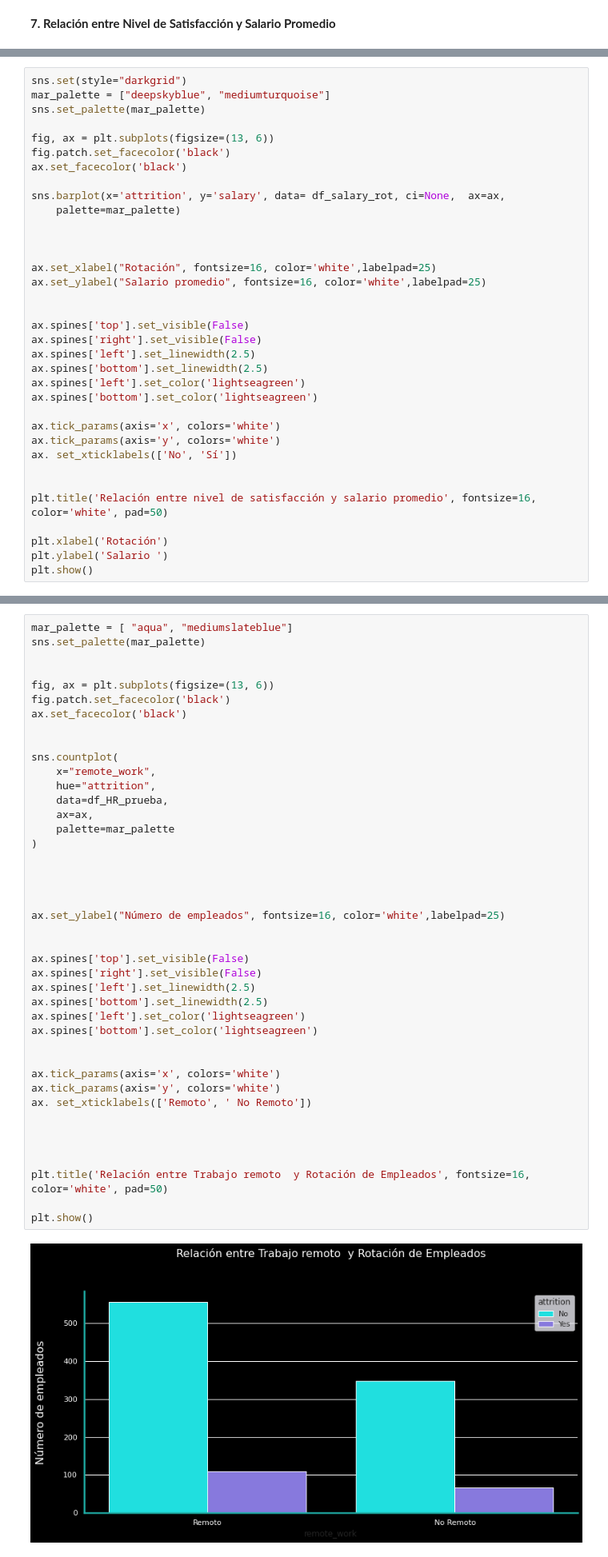
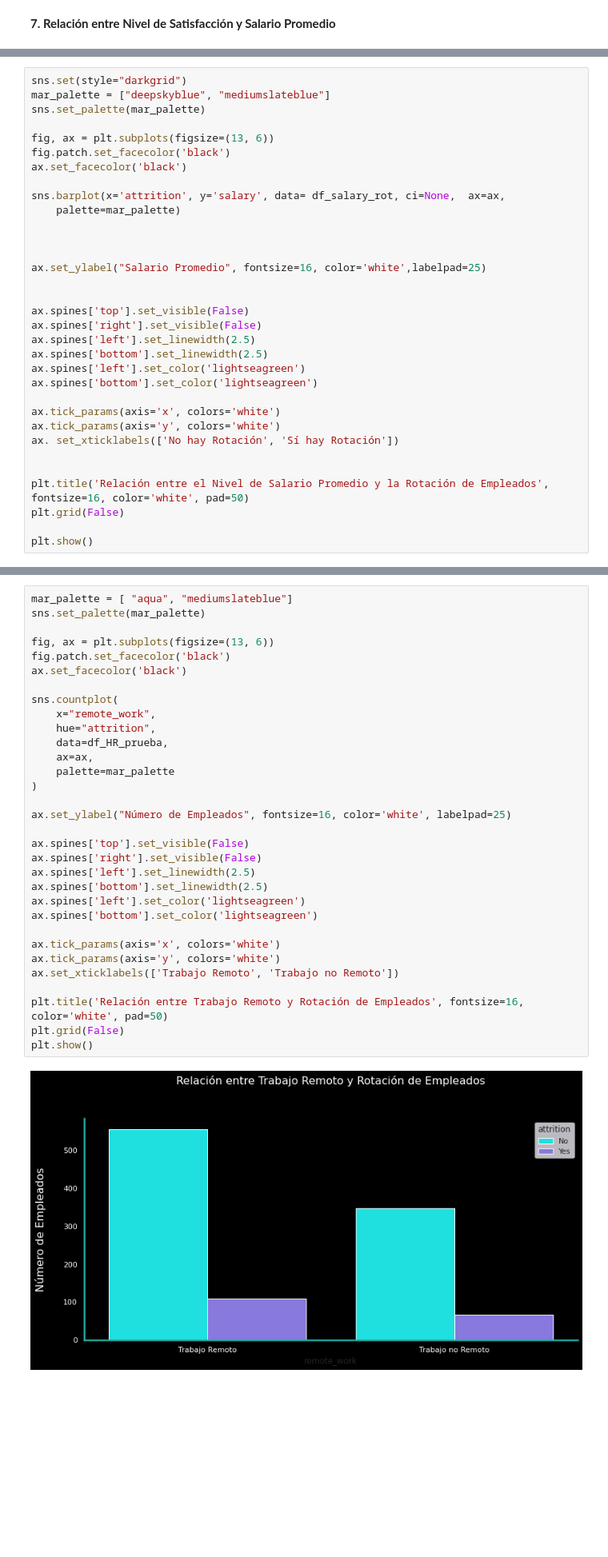
Before and after one commit to Paulamc1695/proyecto_da_promo_J_modulo_3, a Jupyter notebook: Fase_5_Analisis_estadisticos.ipynb, the cells around one changed output, grey strips where cells are left out. Shown: that part at 80% size. Drawn from its saved outputs; the diff is of its cells as text; blank space fills up the shorter version.

```diff
--- a/Fase_5_Analisis_estadisticos.ipynb
+++ b/Fase_5_Analisis_estadisticos.ipynb
@@ -536,7 +537,7 @@ df_salary_rot
 | 1 | 1 | 4746.27 |
 # %%
 sns.set(style="darkgrid")
-mar_palette = ["deepskyblue", "mediumturquoise"]
+mar_palette = ["deepskyblue", "mediumslateblue"]
 sns.set_palette(mar_palette)
 
 fig, ax = plt.subplots(figsize=(13, 6))
@@ -548,8 +549,7 @@ sns.barplot(x='attrition', y='salary', data= df_salary_rot, ci=None,  ax=ax,
 
 
 
-ax.set_xlabel("Rotación", fontsize=16, color='white',labelpad=25)
-ax.set_ylabel("Salario promedio", fontsize=16, color='white',labelpad=25)
+ax.set_ylabel("Salario Promedio", fontsize=16, color='white',labelpad=25)
 
 
 ax.spines['top'].set_visible(False)
@@ -561,12 +561,11 @@ ax.spines['bottom'].set_color('lightseagreen')
 
 ax.tick_params(axis='x', colors='white')
 ax.tick_params(axis='y', colors='white')
-ax. set_xticklabels(['No', 'Sí'])
+ax. set_xticklabels(['No hay Rotación', 'Sí hay Rotación'])
 
 
-plt.title('Relación entre nivel de satisfacción y salario promedio', fontsize=16, color='white', pad=50)
+plt.title('Relación entre el Nivel de Salario Promedio y la Rotación de Empleados', fontsize=16, color='white', pad=50)
+plt.grid(False)
 
-plt.xlabel('Rotación')
-plt.ylabel('Salario ')
 plt.show()
 # %% [output]
@@ -578,47 +577,37 @@ plt.show()
 # %%
 mar_palette = [ "aqua", "mediumslateblue"]
 sns.set_palette(mar_palette)
 
-
 fig, ax = plt.subplots(figsize=(13, 6))
 fig.patch.set_facecolor('black')
 ax.set_facecolor('black')
-
 
 sns.countplot(
     x="remote_work",
     hue="attrition",
     data=df_HR_prueba,
     ax=ax,
     palette=mar_palette
 )
 
-
-
-
-ax.set_ylabel("Número de empleados", fontsize=16, color='white',labelpad=25)
-
+ax.set_ylabel("Número de Empleados", fontsize=16, color='white', labelpad=25)
 
 ax.spines['top'].set_visible(False)
 ax.spines['right'].set_visible(False)
 ax.spines['left'].set_linewidth(2.5)
 ax.spines['bottom'].set_linewidth(2.5)
 ax.spines['left'].set_color('lightseagreen')
 ax.spines['bottom'].set_color('lightseagreen')
 
-
 ax.tick_params(axis='x', colors='white')
 ax.tick_params(axis='y', colors='white')
-ax. set_xticklabels(['Remoto', ' No Remoto'])
+ax.set_xticklabels(['Trabajo Remoto', 'Trabajo no Remoto'])
 
-
-
-
-plt.title('Relación entre Trabajo remoto  y Rotación de Empleados', fontsize=16, color='white', pad=50)
-
+plt.title('Relación entre Trabajo Remoto y Rotación de Empleados', fontsize=16, color='white', pad=50)
+plt.grid(False)
 plt.show()
 # %% [output]
-[figure, old version]
+[figure, new version]
 # %% [markdown]
 La gráfica sugiere que los empleados que trabajan de forma remota tienden a quedarse más en la empresa, mientras que los empleados que no tienen la opción de trabajar remotamente parecen tener una tasa de rotación ligeramente mayor. Esto podría indicar que el trabajo remoto está asociado con una menor rotación laboral.
 # %% [markdown]
```
Also changed, not shown: parts of 7 cells of this notebook.
